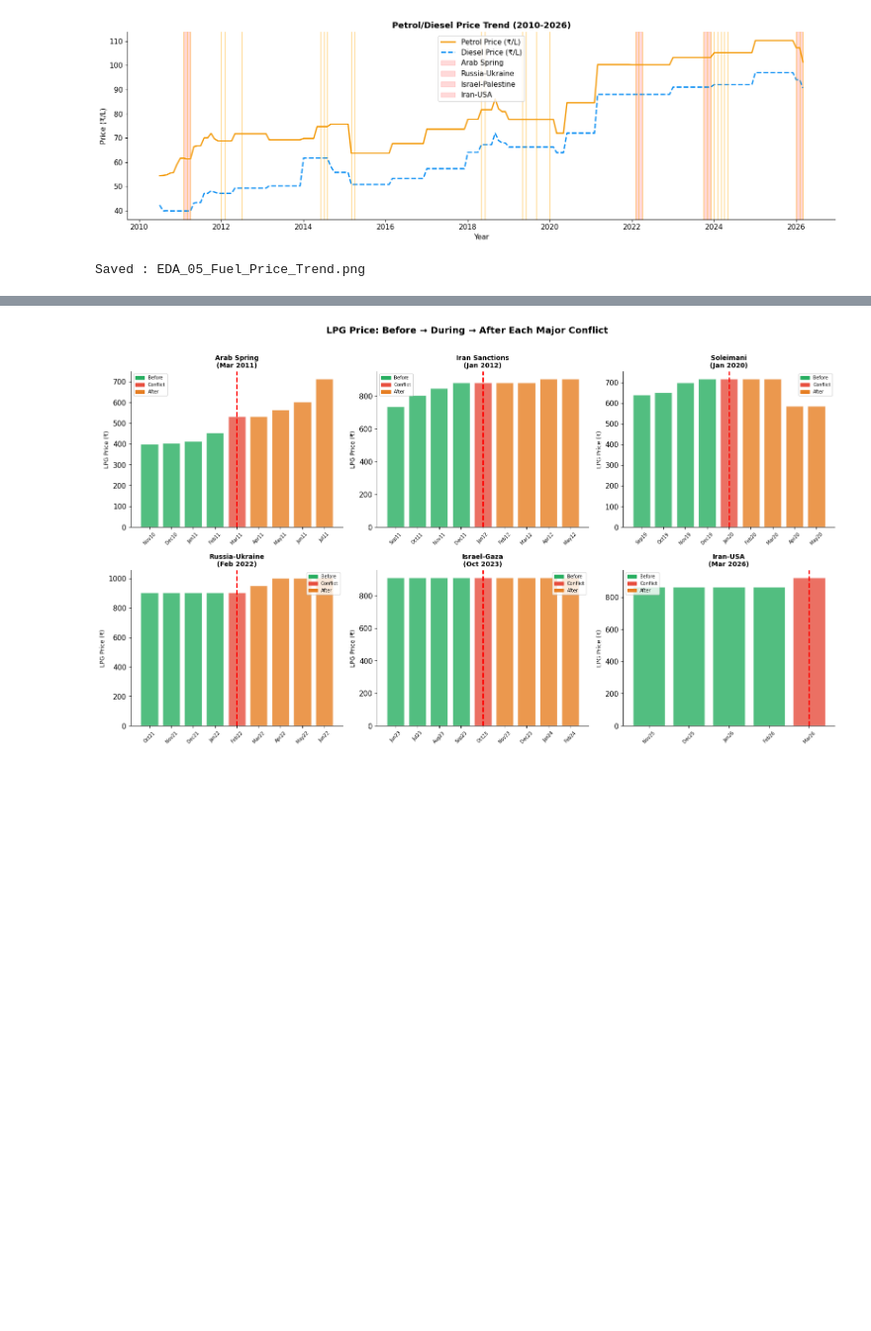
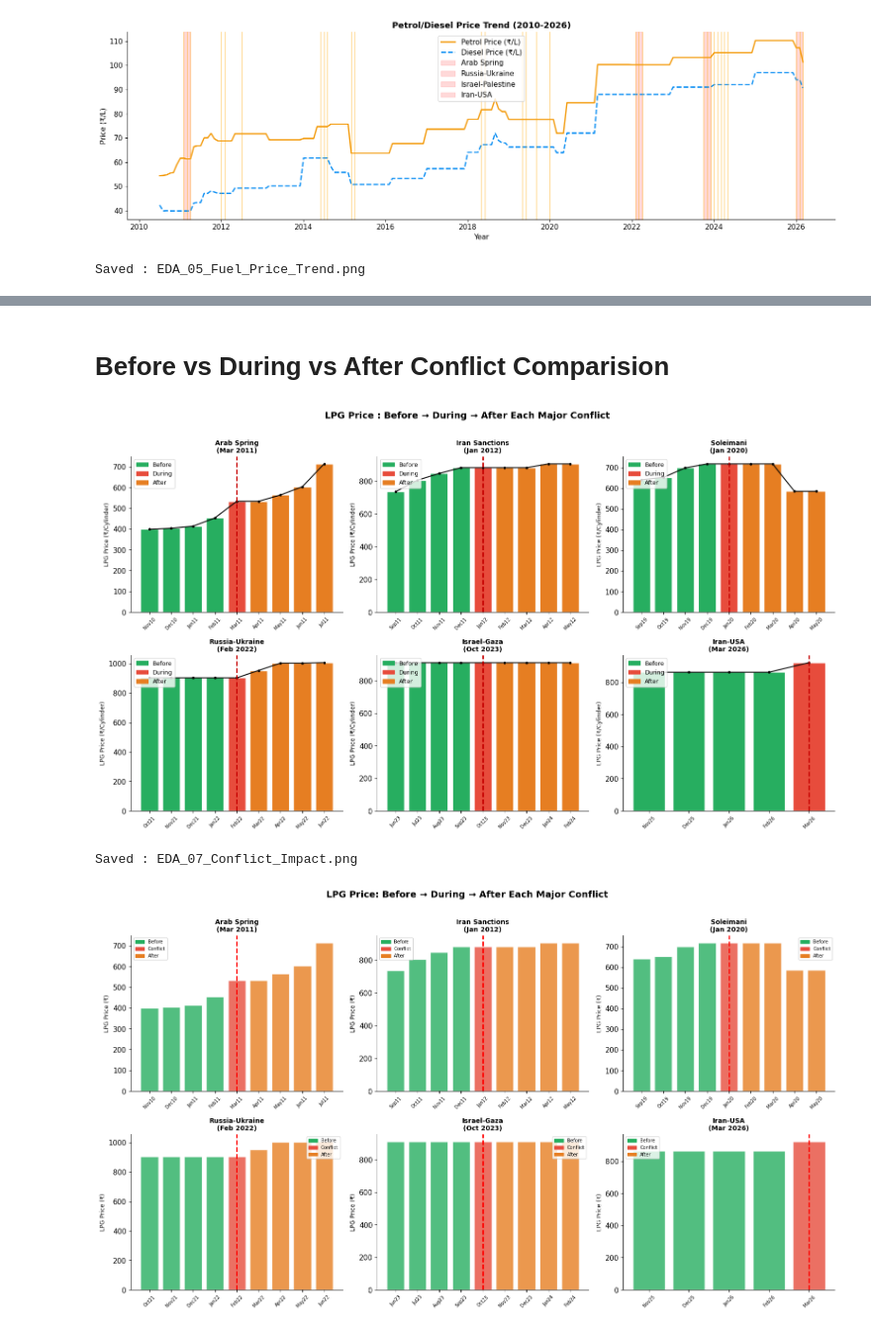
Before and after one commit to Anas-Quazi/Petro-Analyst, a Jupyter notebook: Exploratory_Data_Analysis/eda.ipynb, the cells around one changed output, grey strips where cells are left out. Shown at 99% size. Saved outputs shown, nothing was run; the diff lists cells and outputs as text; code cells hidden in the pictures; blank space fills up the shorter version.

```diff
--- a/Exploratory_Data_Analysis/eda.ipynb
+++ b/Exploratory_Data_Analysis/eda.ipynb
@@ -330,3 +336,64 @@ Saved: eda_06_combined_signals.png
+# %% [markdown]
+# Before vs During vs After Conflict Comparision
+# %%
+
+#? for each conflict, compare LPG price 4 months before, during and after
+key_conflicts = {
+    'Arab Spring\n(Mar 2011)':      '2011-03-01',
+    'Iran Sanctions\n(Jan 2012)':   '2012-01-01',
+    'Soleimani\n(Jan 2020)':        '2020-01-01',
+    'Russia-Ukraine\n(Feb 2022)':   '2022-02-01',
+    'Israel-Gaza\n(Oct 2023)':      '2023-10-01',
+    'Iran-USA\n(Mar 2026)':         '2026-03-01',
+}
+
+fig, axes = plt.subplots(2, 3, figsize=(16,9))
+axes = axes.flatten()
+
+#& iterate over each conflict event
+for idx, (event_name, date_str) in enumerate(key_conflicts.items()):
+
+    event_date = pd.to_datetime(date_str)
+    #todo create a dataframe with event data with before and after 4 months
+    window = df[(df['date'] >= event_date - pd.DateOffset(months=4)) &
+                (df['date'] <= event_date + pd.DateOffset(months=4))].copy()
+
+    #^ skip other rows
+    if len(window) == 0:
+        continue
+
+    ax = axes[idx]
+
+    #* set colors for before, during and after
+    colors = ['#27ae60' if d < event_date else ('#e74c3c' if d == event_date else '#e67e22') for d in window['date']]
+
+    #~ plot bar chart with line
+    ax.bar(range(len(window)), window['LPG_price'], color=colors, edgecolor='white')
+    ax.plot(range(len(window)), window['LPG_price'], color='black', linewidth=1.5, marker='o', markersize=3)
+
+    ax.axvline(x=window['date'].to_list().index(event_date) if event_date in window['date'].tolist() else len(window)//2, color="#c60000", linewidth=2, linestyle='--', label='conflict')
+
+    #^ set labels
+    ax.set_title(event_name, fontsize=10)
+    ax.set_ylabel('LPG Price (₹/Cylinder)', fontsize=9)
+    ax.set_xticks(range(len(window)))
+    ax.set_xticklabels([d.strftime('%b%y') for d in window['date']], fontsize=7, rotation=45)
+
+    #! patches for legend
+    green_patch = mpatches.Patch(color='#27ae60', label='Before')
+    red_patch = mpatches.Patch(color='#e74c3c', label='During')
+    orange_patch = mpatches.Patch(color='#e67e22', label='After')
+
+    ax.legend(handles=[green_patch, red_patch, orange_patch], fontsize=9, loc='upper left')
+
+plt.suptitle('LPG Price : Before → During → After Each Major Conflict', fontsize=14, fontweight='bold', y=1.01)
+plt.tight_layout()
+plt.savefig(r'C:\Users\anasq\OneDrive\Desktop\PetroAnalyst\Exploratory_Data_Analysis\EDA_Visualizations\EDA_07_Conflict_Impact.png', dpi=150, bbox_inches='tight')
+plt.show()
+print('Saved : EDA_07_Conflict_Impact.png')
+# %% [output]
+[figure, added]
+Saved : EDA_07_Conflict_Impact.png
 # %%
 
 #? ─── 4b. Before vs During vs After
```
Also changed, not shown: parts of 5 cells of this notebook.
